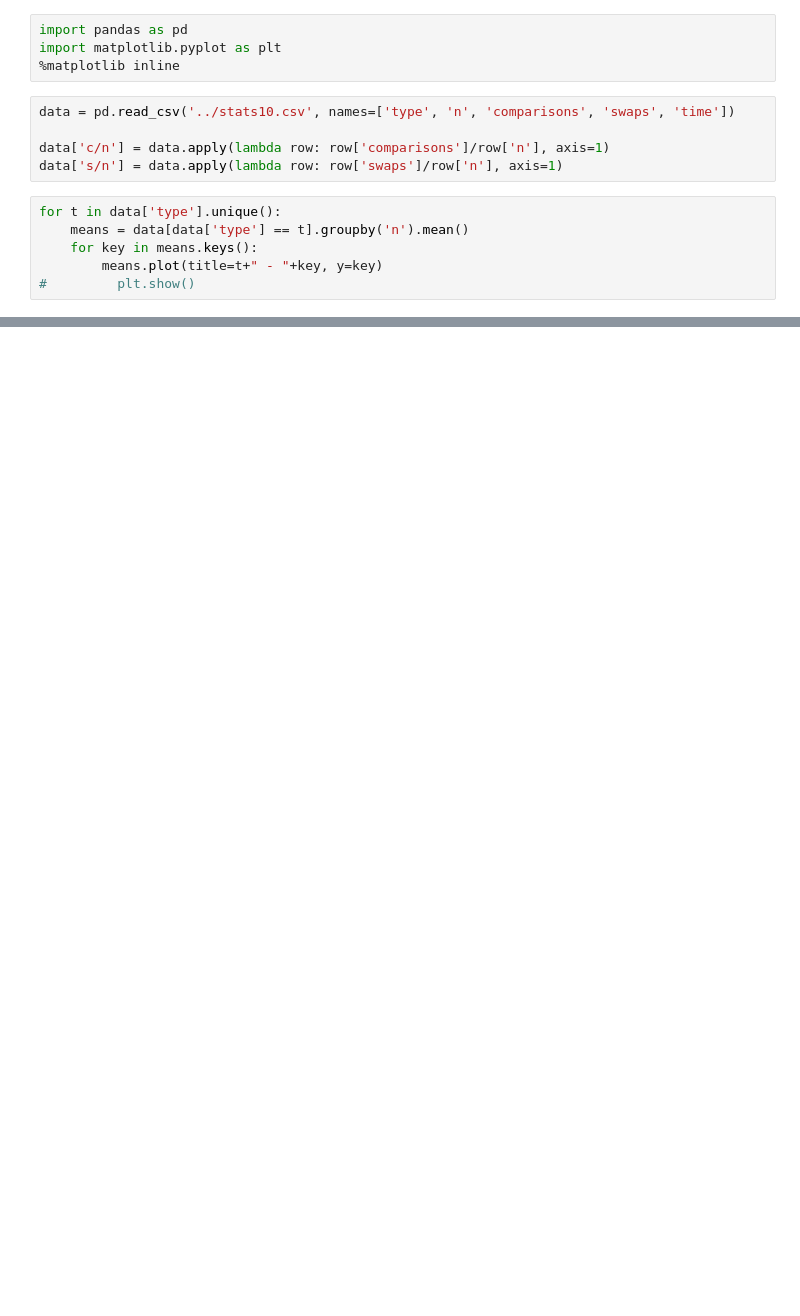
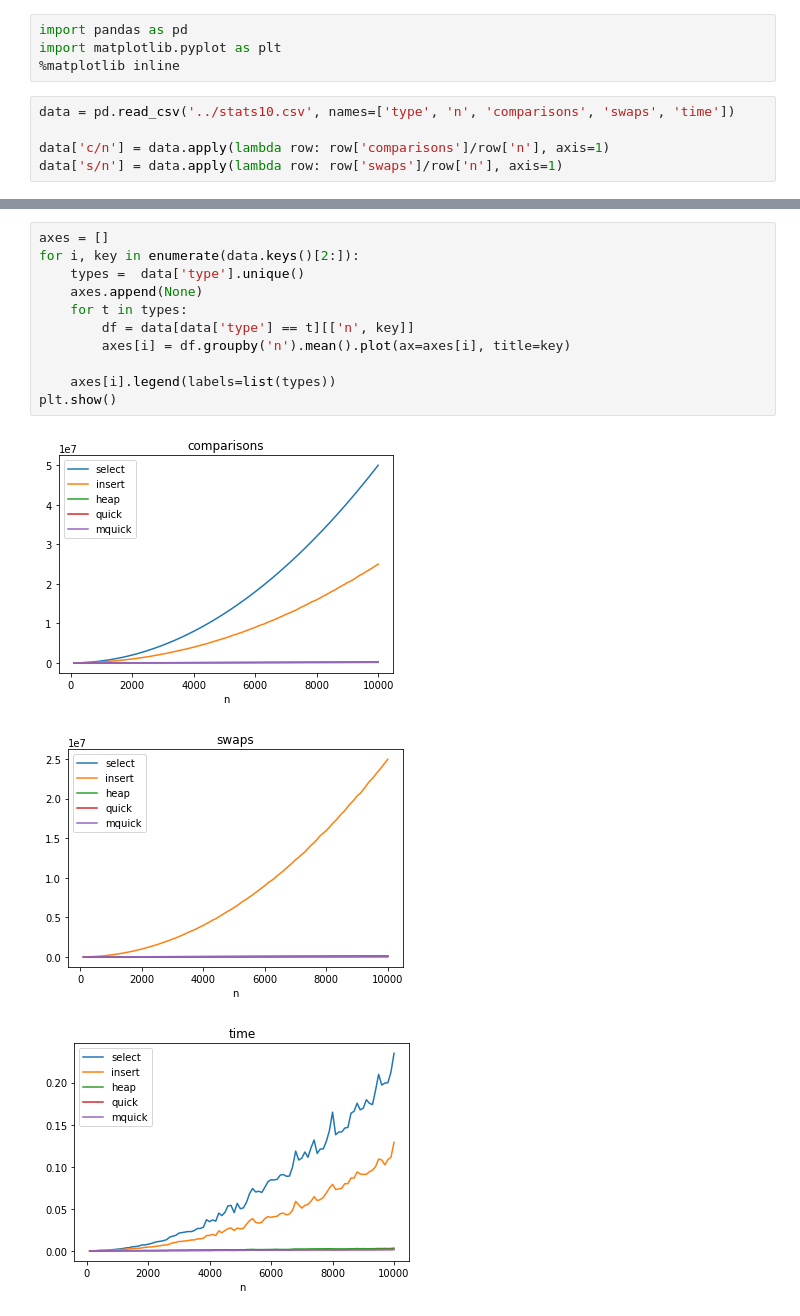
Before and after one commit to pawel-wlk/sorting, a Jupyter notebook: plots/Sorting plots.ipynb, the cells around one changed output, grey strips where cells are left out. Drawn from its saved outputs; the diff is of its cells as text; blank space fills up the shorter version.

Commit message:
saved plotting changes

```diff
--- a/plots/Sorting plots.ipynb
+++ b/plots/Sorting plots.ipynb
@@ -7,9 +7,3 @@ data = pd.read_csv('../stats10.csv', names=['type', 'n', 'comparisons', 'swaps',
 
 data['c/n'] = data.apply(lambda row: row['comparisons']/row['n'], axis=1)
 data['s/n'] = data.apply(lambda row: row['swaps']/row['n'], axis=1)
-# %%
-for t in data['type'].unique():
-    means = data[data['type'] == t].groupby('n').mean()
-    for key in means.keys():
-        means.plot(title=t+" - "+key, y=key)
-#         plt.show()
@@ -29,0 +10,15 @@ for t in data['type'].unique():
+# %%
+axes = []
+for i, key in enumerate(data.keys()[2:]):
+    types =  data['type'].unique()
+    axes.append(None)
+    for t in types:
+        df = data[data['type'] == t][['n', key]]
+        axes[i] = df.groupby('n').mean().plot(ax=axes[i], title=key)
+
+    axes[i].legend(labels=list(types))
+plt.show()
+# %% [output]
+[figure, added]
+[figure, added]
+[figure, added]
```
Also changed, not shown: parts of 2 cells of this notebook.
